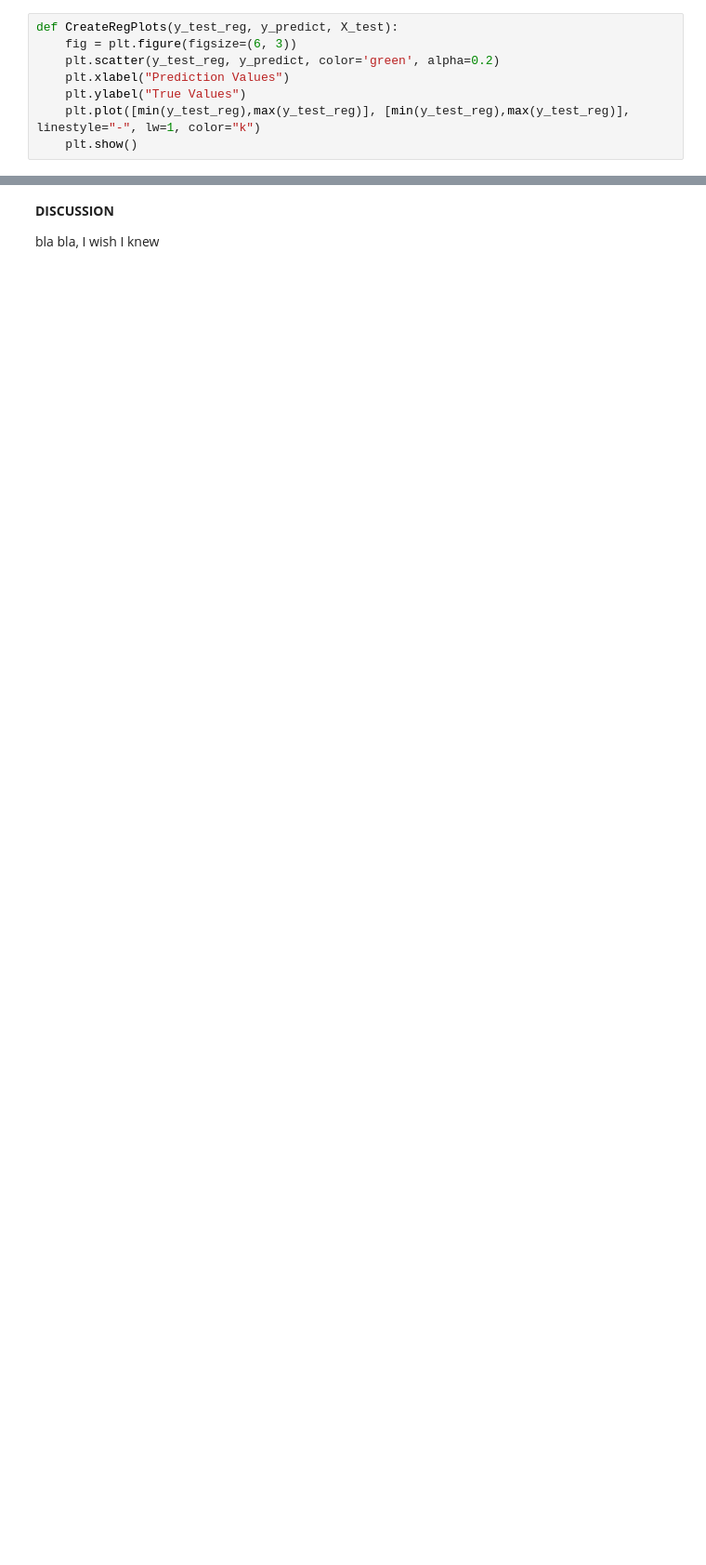
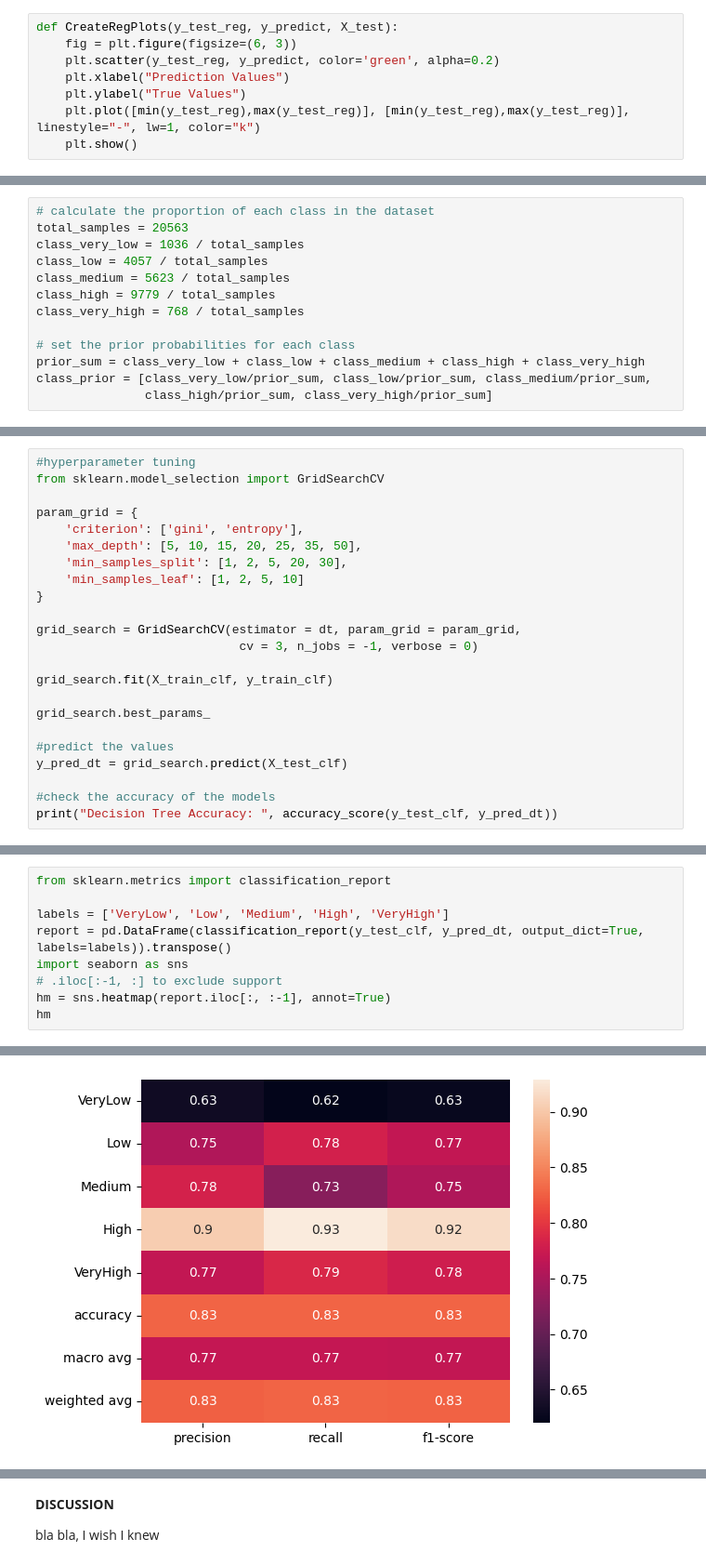
Before and after one commit to AntunesCSR/DM_Group_Project, a Jupyter notebook: HA_Catia.ipynb, the cells around one changed output, grey strips where cells are left out. Shown at 93% size. Saved outputs shown, nothing was run; the diff lists cells and outputs as text; blank space fills up the shorter version.

```diff
--- a/HA_Catia.ipynb
+++ b/HA_Catia.ipynb
@@ -241,0 +291,13 @@ def CreateRegPlots(y_test_reg, y_predict, X_test):
+# %%
+# calculate the proportion of each class in the dataset
+total_samples = 20563
+class_very_low = 1036 / total_samples
+class_low = 4057 / total_samples
+class_medium = 5623 / total_samples
+class_high = 9779 / total_samples
+class_very_high = 768 / total_samples
+
+# set the prior probabilities for each class
+prior_sum = class_very_low + class_low + class_medium + class_high + class_very_high
+class_prior = [class_very_low/prior_sum, class_low/prior_sum, class_medium/prior_sum,
+               class_high/prior_sum, class_very_high/prior_sum]
@@ -241,0 +336,23 @@ def CreateRegPlots(y_test_reg, y_predict, X_test):
+# %%
+#hyperparameter tuning
+from sklearn.model_selection import GridSearchCV
+
+param_grid = {
+    'criterion': ['gini', 'entropy'],
+    'max_depth': [5, 10, 15, 20, 25, 35, 50],
+    'min_samples_split': [1, 2, 5, 20, 30],
+    'min_samples_leaf': [1, 2, 5, 10]
+}
+
+grid_search = GridSearchCV(estimator = dt, param_grid = param_grid,
+                            cv = 3, n_jobs = -1, verbose = 0)
+
+grid_search.fit(X_train_clf, y_train_clf)
+
+grid_search.best_params_
+
+#predict the values
+y_pred_dt = grid_search.predict(X_test_clf)
+
+#check the accuracy of the models
+print("Decision Tree Accuracy: ", accuracy_score(y_test_clf, y_pred_dt))
@@ -241,0 +361,10 @@ def CreateRegPlots(y_test_reg, y_predict, X_test):
+# %%
+from sklearn.metrics import classification_report
+
+labels = ['VeryLow', 'Low', 'Medium', 'High', 'VeryHigh']
+report = pd.DataFrame(classification_report(y_test_clf, y_pred_dt, output_dict=True, labels=labels)).transpose()
+import seaborn as sns
+# .iloc[:-1, :] to exclude support
+hm = sns.heatmap(report.iloc[:, :-1], annot=True)
+hm
+# %% [output]
@@ -241,0 +372 @@ def CreateRegPlots(y_test_reg, y_predict, X_test):
+[figure, added]
```
Also changed, not shown: parts of 16 cells of this notebook.
